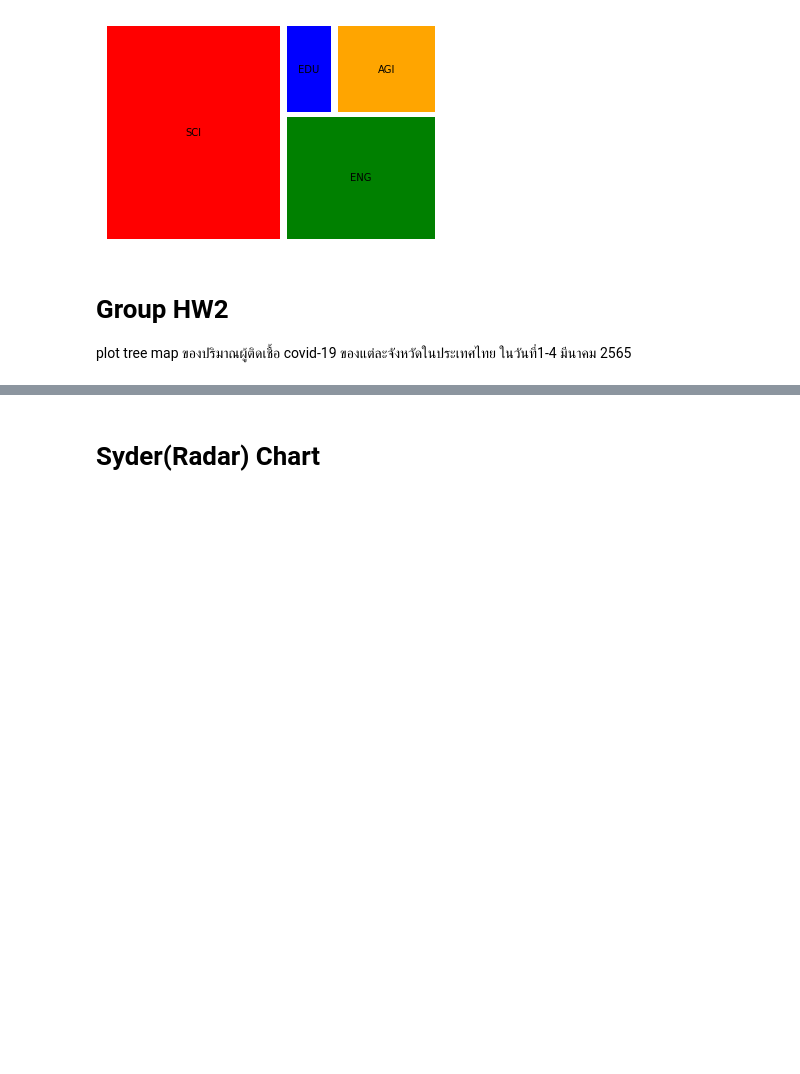
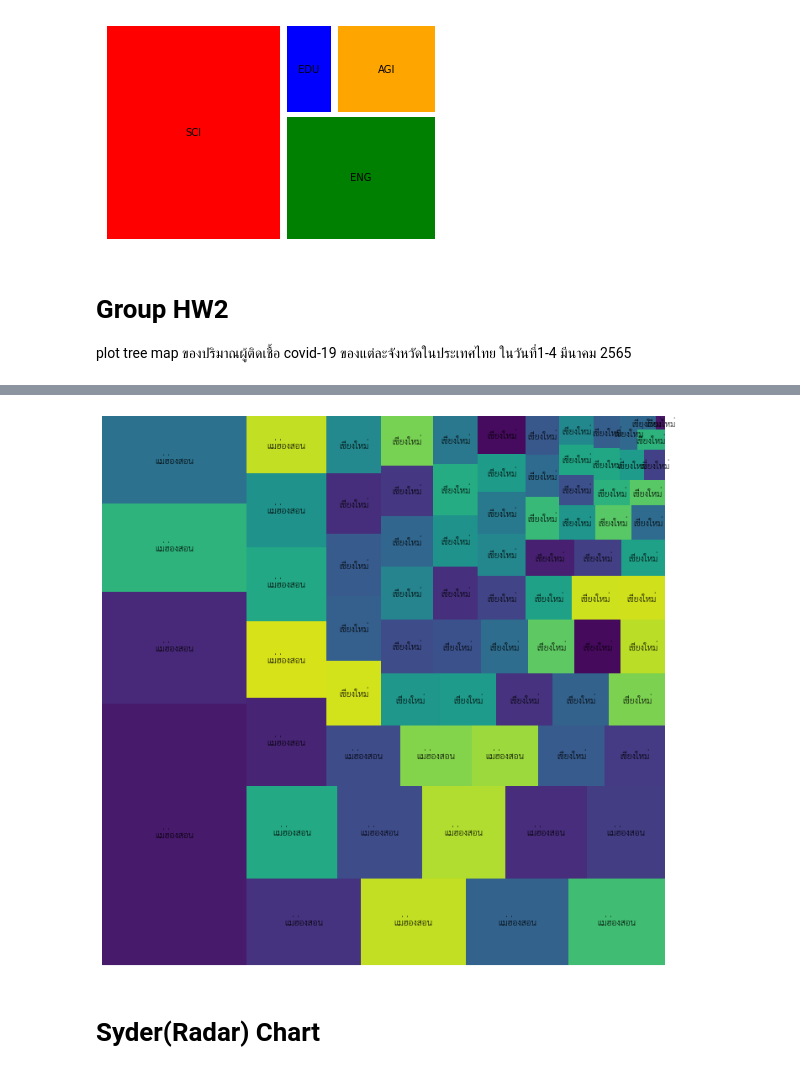
Before and after one commit to suphalaksana/data_viz_2022, a Jupyter notebook: DataViz04_Data_Comparison.ipynb, the cells around one changed output, grey strips where cells are left out. Saved outputs shown, nothing was run; the diff lists cells and outputs as text; code cells hidden in the pictures; blank space fills up the shorter version.

```diff
--- a/DataViz04_Data_Comparison.ipynb
+++ b/DataViz04_Data_Comparison.ipynb
@@ -420,0 +537,3 @@ plot tree map ของปริมาณผู้ติดเชื้อ covid
+# %%
+df = pd.concat([data_one , data_two , data_three , data_four])  #รวมตาราง
+df
@@ -420,0 +554,3 @@ plot tree map ของปริมาณผู้ติดเชื้อ covid
+# %%
+data_f = df.groupby(['province_of_isolation']).count()
+data_f
@@ -420,0 +572,3 @@ plot tree map ของปริมาณผู้ติดเชื้อ covid
+# %%
+data_f.sort_values('Notified date', ascending=False , inplace = True)
+data_f
@@ -421,3 +596,15 @@ plot tree map ของปริมาณผู้ติดเชื้อ covid
+# %%
+import matplotlib as mpl
+mpl.font_manager.fontManager.addfont('thsarabunnew-webfont.ttf')
+mpl.rc('font', family='TH Sarabun New')
+# %%
+fig, ax = plt.subplots(1, figsize = (12,12))
+squarify.plot(sizes=data_f['Notified date'],  #สุ่มสี
+              label=df['province_of_isolation'])
+plt.axis('off')  #ลบแกน
+plt.show()
+# %% [output]
+[figure, added]
 # %% [markdown]
 # Syder(Radar) Chart
 # %%
```
Also changed, not shown: parts of 17 cells of this notebook.
